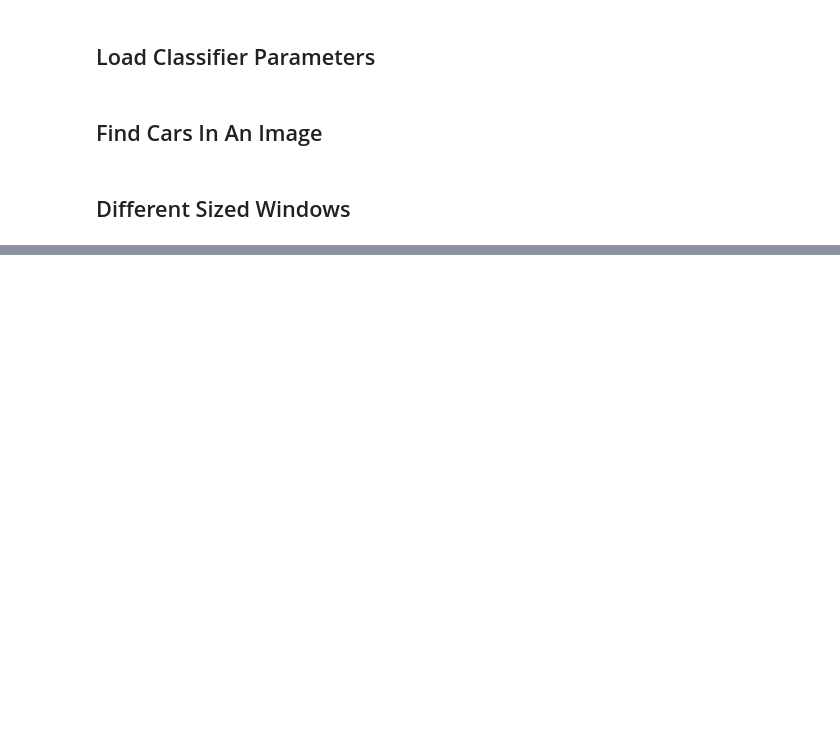
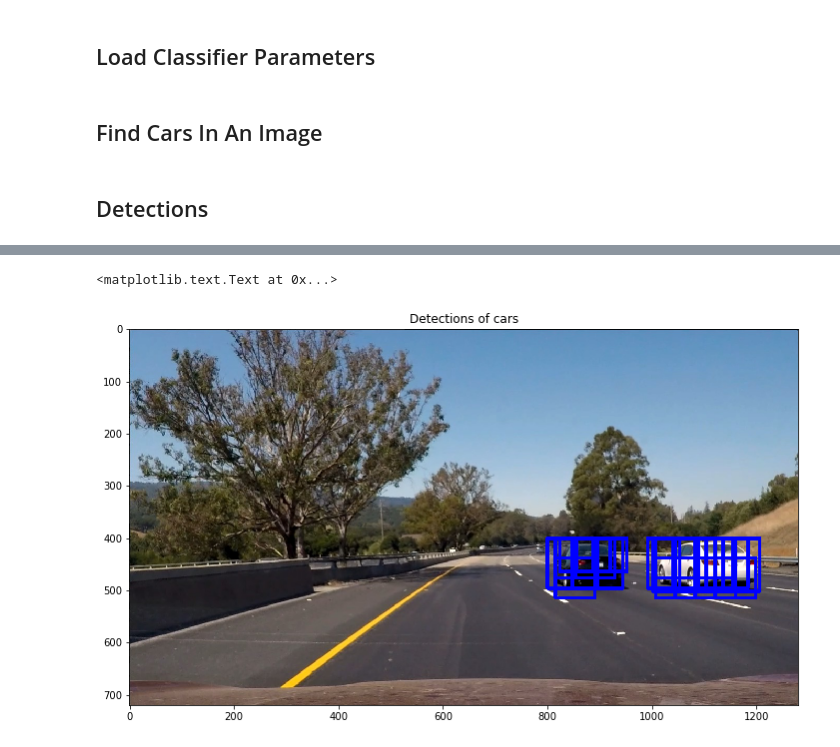
Before and after one commit to udacity-om/ud_self_driving_car_engineer, a Jupyter notebook: CarND-Vehicle-Detection/vehicle_detection.ipynb, the cells around one changed output, grey strips where cells are left out. Saved outputs shown, nothing was run; the diff lists cells and outputs as text; code cells hidden in the pictures; blank space fills up the shorter version.

```diff
--- a/CarND-Vehicle-Detection/vehicle_detection.ipynb
+++ b/CarND-Vehicle-Detection/vehicle_detection.ipynb
@@ -102,20 +130,43 @@ def find_cars(img, ystart, ystop, scale, svc, X_scaler, orient, pix_per_cell, ce
-# %% [markdown]
-## Different Sized Windows
+# %% [markdown]
+## Detections
+# %%
+def get_detections(img):
+    #ystart = 400
+    #ystop = 680
+    # Smaller scale numbers imply smaller box
+    ystart_ystop_scales = [(400, 500, 600, 1100, 1), (400, 570, 700, 1280, 1.2), (400, 620, 800, 1280, 1.5), (400, 690, 900, 1280, 1.6)]
+    #ystart_ystop_scales = [(400, 570, 700, 1280, 1.2)]
+
+    img = img.astype(np.float32)/255
+
+    # Empty list to hold boxes for the current image
+    boxes = []
+
+    # Search for cars in different portions of the image with different scales
+    for ystart, ystop, xstart, xstop, scale in ystart_ystop_scales:
+        boxes.extend(find_cars(img, ystart, ystop, xstart, xstop, scale, svc, X_scaler, orient, pix_per_cell, cell_per_block, spatial_size))
+
+    return boxes
 # %%
-test_image = glob('test_images/test3*.jpg')
+test_image = mpimg.imread('test_images/test6.jpg')
 
-img = mpimg.imread(test_image)
+draw_img = np.copy(test_image)
+boxes = get_detections(test_image)
 
-draw_img = np.copy(img)
-img = img.astype(np.float32)/255
+if 0 != len(boxes):
+    for box in boxes:
+        pt1 = box[0]
+        pt2 = box[1]
+        #print(pt1, pt2, type(pt1), type(pt2))
+        cv2.rectangle(draw_img,pt1,pt2,(0,0,255),6)
 
-for scale in scales:
-    if 0 != len(list_of_boxes):
-        for box in list_of_boxes:
-            pt1 = box[0]
-            pt2 = box[1]
-            #print(pt1, pt2, type(pt1), type(pt2))
-            cv2.rectangle(draw_img,pt1,pt2,(0,0,255),6)
-
-plt.figure(image_num)
+plt.figure(figsize = (12, 8))
 plt.imshow(draw_img)
+plt.title('Detections of cars')
+#plt.title('Sliding fixed window on lower half of the image')
+#plt.title('Sliding window on first portion')
+#plt.title('Sliding window on second portion')
+#plt.title('Sliding window on third portion')
+#plt.title('Sliding window on fourth portion')
+#plt.title('Combined sliding window on all portions')
+# %% [output]
@@ -121,0 +175,2 @@ plt.imshow(draw_img)
+<matplotlib.text.Text at 0x...>
+[figure, added]
```
Also changed, not shown: parts of 30 cells of this notebook, 2 other files.
